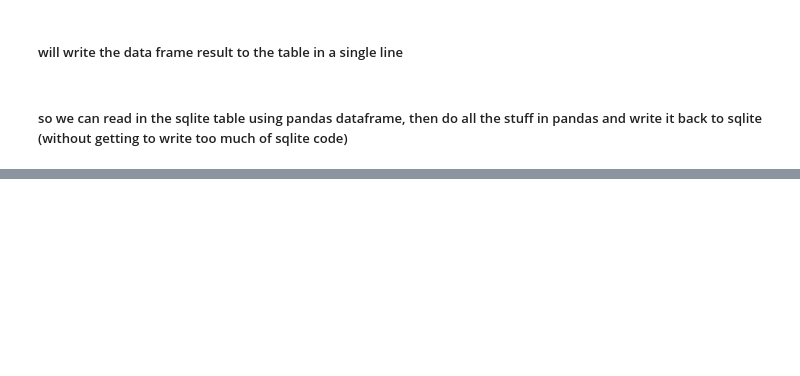
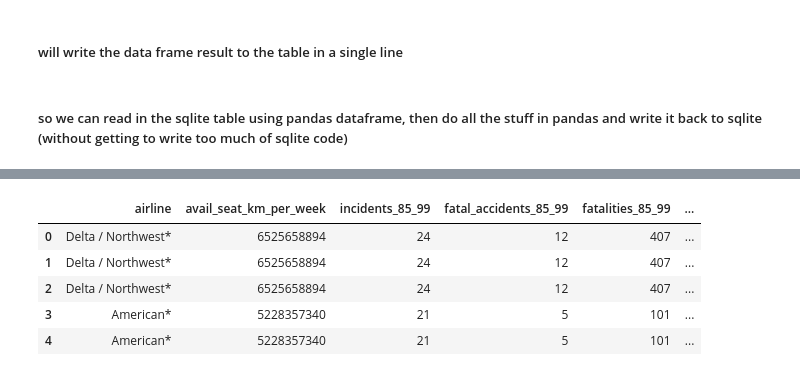
Before and after one commit to NAnnamalai/python_utilities, a Jupyter notebook: python_with_sqlite/python_with_sqlite.ipynb, the cells around one changed output, grey strips where cells are left out. Saved outputs shown, nothing was run; the diff lists cells and outputs as text; code cells hidden in the pictures; blank space fills up the shorter version.

```diff
--- a/python_with_sqlite/python_with_sqlite.ipynb
+++ b/python_with_sqlite/python_with_sqlite.ipynb
@@ -191,0 +226,9 @@ df_delete.to_sql("airline", con, if_exists="replace")
+# %%
+sort_by("airlines", 'incidents_00_14', "DESC").head(5)
+# %% [output]
+|  | airline | avail_seat_km_per_week | incidents_85_99 | fatal_accidents_85_99 | fatalities_85_99 | ... |
+| 0 | Delta / Northwest* | 6525658894 | 24 | 12 | 407 | ... |
+| 1 | Delta / Northwest* | 6525658894 | 24 | 12 | 407 | ... |
+| 2 | Delta / Northwest* | 6525658894 | 24 | 12 | 407 | ... |
+| 3 | American* | 5228357340 | 21 | 5 | 101 | ... |
+| 4 | American* | 5228357340 | 21 | 5 | 101 | ... |
```
Also changed, not shown: parts of 19 cells of this notebook.
